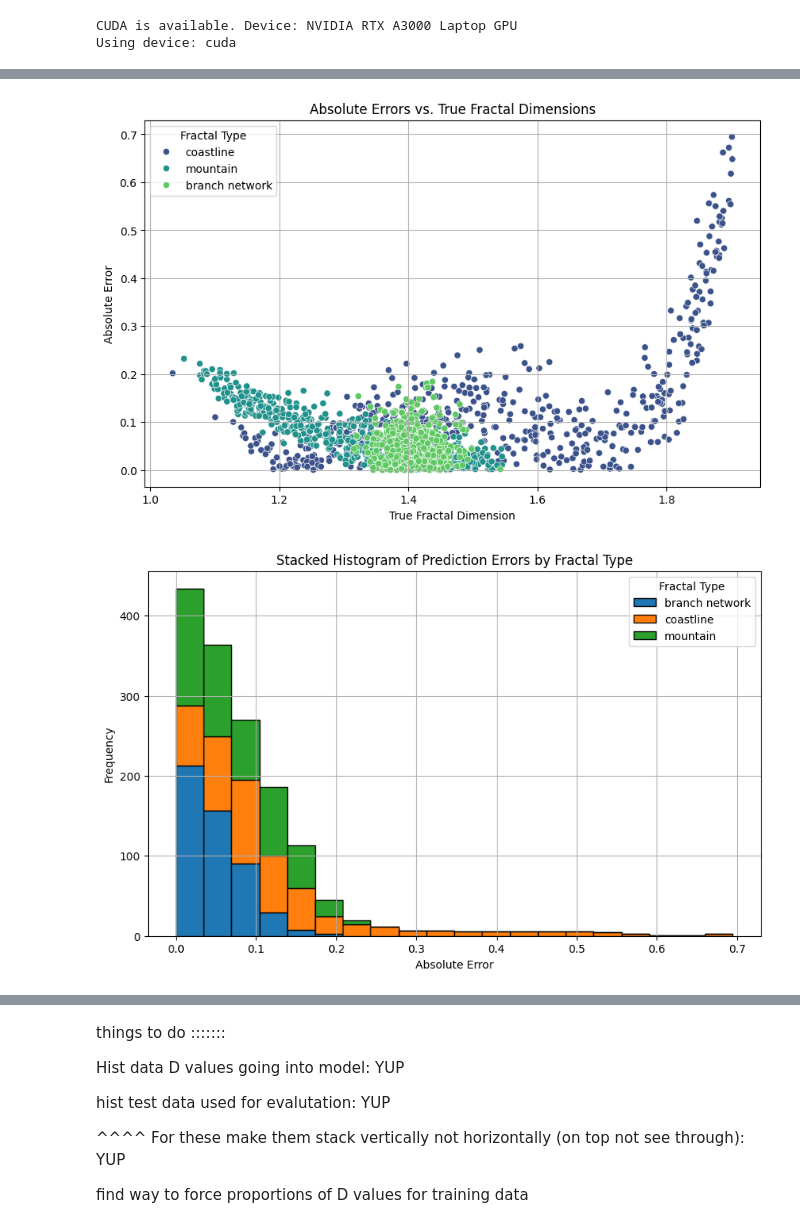
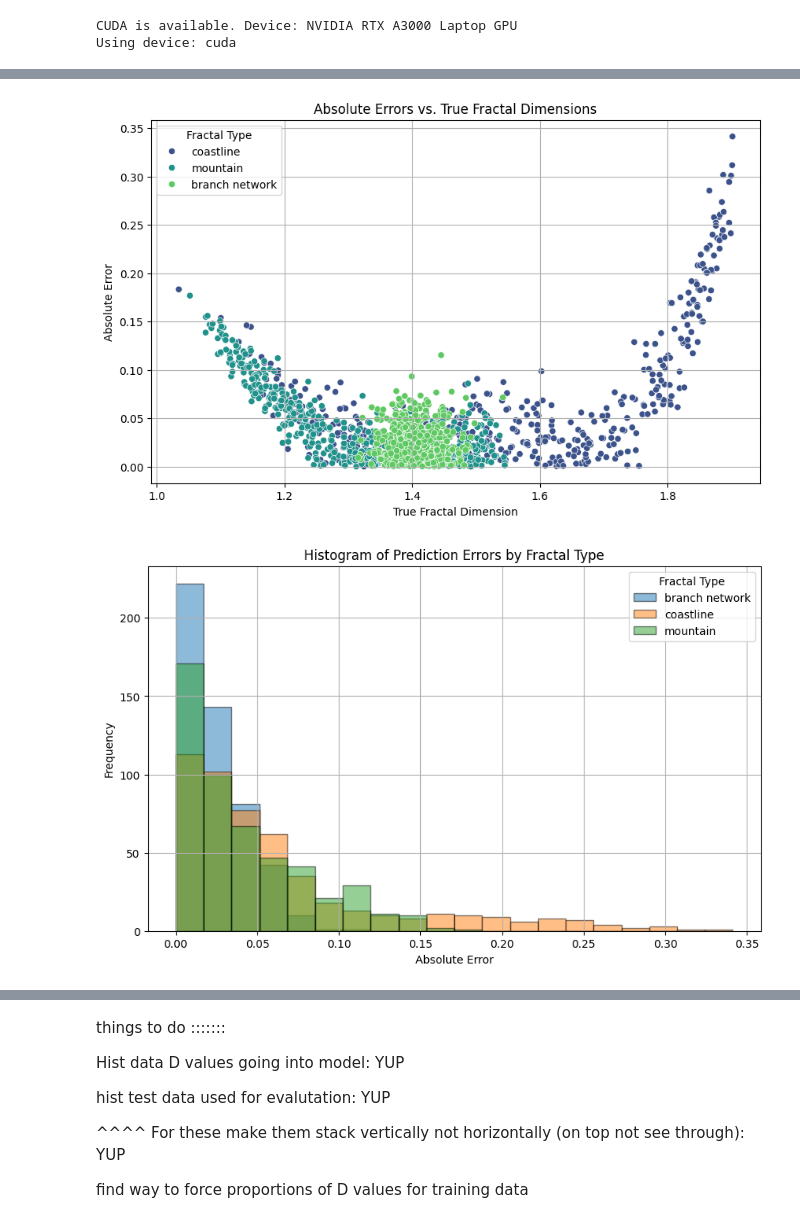
Before and after one commit to apdill/FractalFluency, a Jupyter notebook: notebooks/fluency.ipynb, the cells around one changed output, grey strips where cells are left out. Drawn from its saved outputs; the diff is of its cells as text; code cells hidden in the pictures.

```diff
--- a/notebooks/fluency.ipynb
+++ b/notebooks/fluency.ipynb
@@ -241,10 +239,10 @@ class FractalCNN(nn.Module):
     def __init__(self):
         super(FractalCNN, self).__init__()
         # Convolutional layers with varying kernel sizes and dilations
-        self.conv1 = nn.Conv2d(in_channels=1, out_channels=32, kernel_size=7, dilation=1)
+        self.conv1 = nn.Conv2d(in_channels=1, out_channels=32, kernel_size=7, dilation=4)
         self.bn1 = nn.BatchNorm2d(32)  # Batch normalization after conv1
 
-        self.conv2 = nn.Conv2d(32, 64, kernel_size=5, dilation=1)
+        self.conv2 = nn.Conv2d(32, 64, kernel_size=5, dilation=3)
         self.bn2 = nn.BatchNorm2d(64)  # Batch normalization after conv2
 
         self.conv3 = nn.Conv2d(64, 128, kernel_size=3, dilation=2)
@@ -652,11 +651,11 @@ Test Loss: 0.0867 || Test MAE: 0.0867
 # %%
 scatter_test_error(true_values, errors, fractal_types)
 # %% [output]
-[figure, old version]
+[figure, new version]
 # %%
-hist_test_error_type(errors, fractal_types, stacked=True)
+hist_test_error_type(errors, fractal_types, stacked=False)
 # %% [output]
-[figure, old version]
+[figure, new version]
 # %%
 hist_test_error_D(true_values, errors, stacked=True)
 # %% [output]
```
Also changed, not shown: parts of 6 cells of this notebook.
